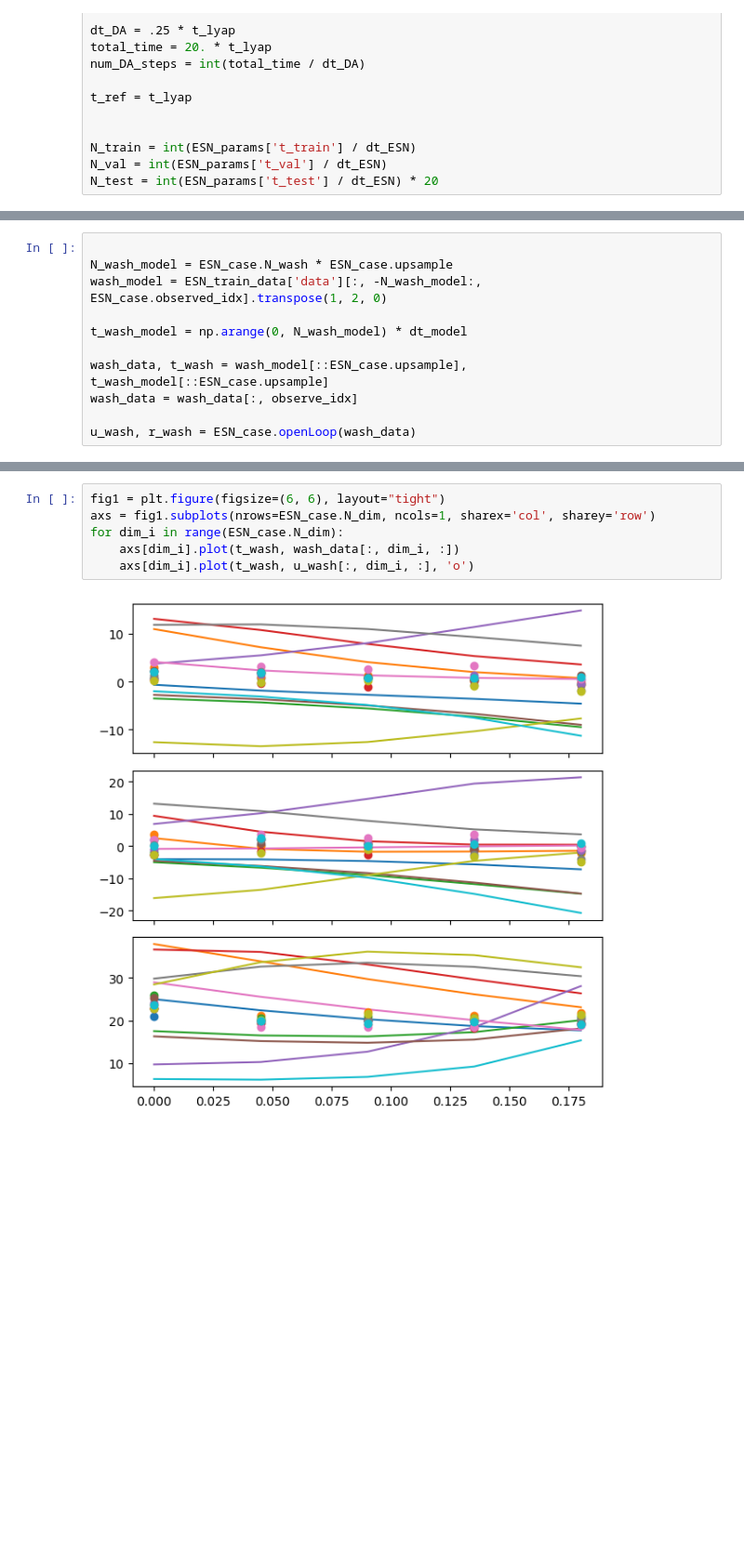
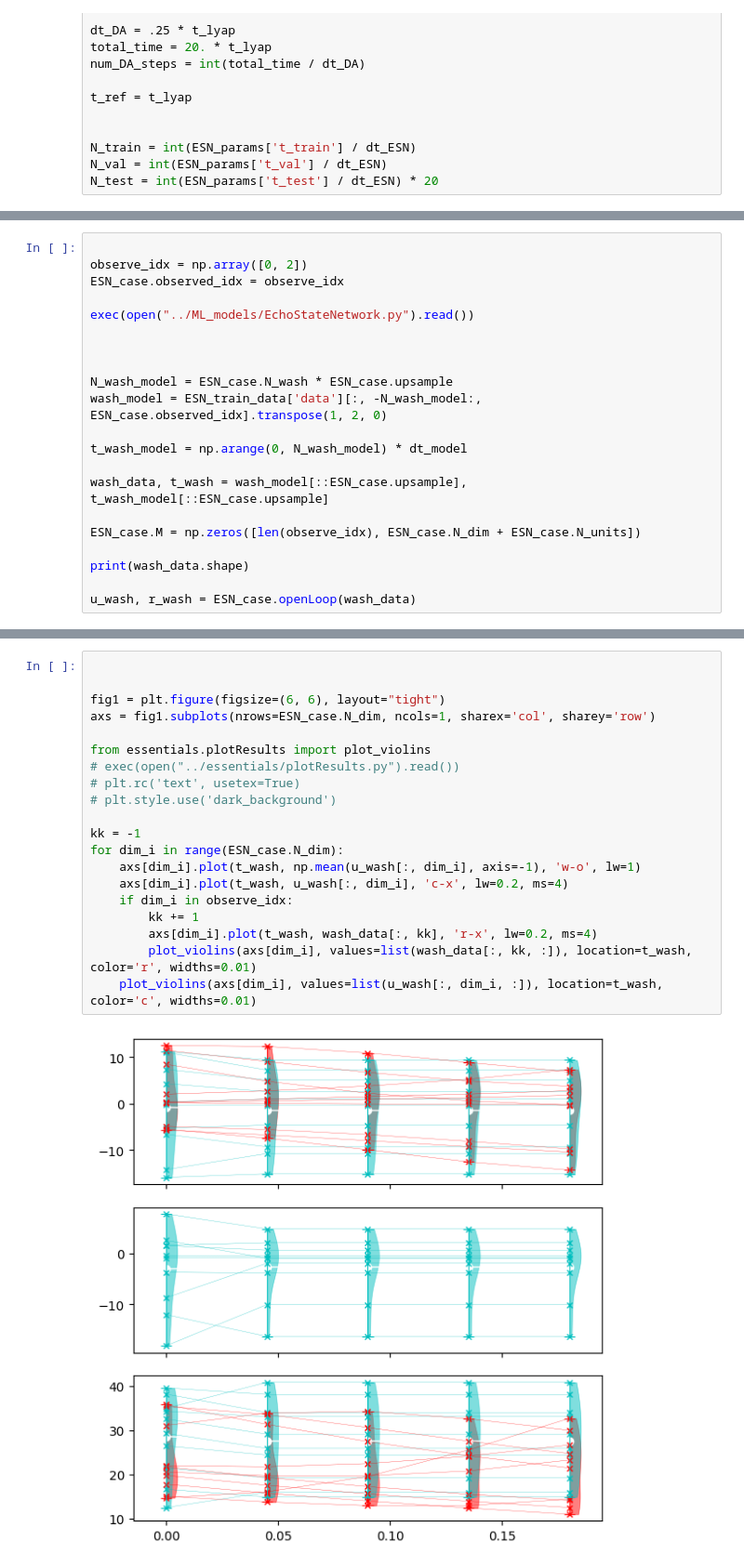
Before and after one commit to andreanovoa/real-time-bias-aware-DA, a Jupyter notebook: tutorials/ESN_bayesian_update.ipynb, the cells around one changed output, grey strips where cells are left out. Shown at 93% size. Drawn from its saved outputs; the diff is of its cells as text; blank space fills up the shorter version.

```diff
--- a/tutorials/ESN_bayesian_update.ipynb
+++ b/tutorials/ESN_bayesian_update.ipynb
@@ -87,6 +83,13 @@ Model dict_keys(['model']) not assigned
 8 10 (5, 3, 1) (3, 10)
 9 10 (5, 3, 1) (3, 10)
 # %%
+
+observe_idx = np.array([0, 2])
+ESN_case.observed_idx = observe_idx
+
+exec(open("../ML_models/EchoStateNetwork.py").read())
+
+
 
 N_wash_model = ESN_case.N_wash * ESN_case.upsample
 wash_model = ESN_train_data['data'][:, -N_wash_model:, ESN_case.observed_idx].transpose(1, 2, 0)
@@ -94,6 +97,9 @@ wash_model = ESN_train_data['data'][:, -N_wash_model:, ESN_case.observed_idx].tr
 t_wash_model = np.arange(0, N_wash_model) * dt_model
 
 wash_data, t_wash = wash_model[::ESN_case.upsample], t_wash_model[::ESN_case.upsample]
-wash_data = wash_data[:, observe_idx]
+
+ESN_case.M = np.zeros([len(observe_idx), ESN_case.N_dim + ESN_case.N_units])
+
+print(wash_data.shape)
 
 u_wash, r_wash = ESN_case.openLoop(wash_data)
@@ -100,8 +113,22 @@ u_wash, r_wash = ESN_case.openLoop(wash_data)
 # %%
+
+
 fig1 = plt.figure(figsize=(6, 6), layout="tight")
 axs = fig1.subplots(nrows=ESN_case.N_dim, ncols=1, sharex='col', sharey='row')
+
+from essentials.plotResults import plot_violins
+# exec(open("../essentials/plotResults.py").read())
+# plt.rc('text', usetex=True)
+# plt.style.use('dark_background')
+
+kk = -1
 for dim_i in range(ESN_case.N_dim):
-    axs[dim_i].plot(t_wash, wash_data[:, dim_i, :])
-    axs[dim_i].plot(t_wash, u_wash[:, dim_i, :], 'o')
+    axs[dim_i].plot(t_wash, np.mean(u_wash[:, dim_i], axis=-1), 'w-o', lw=1)
+    axs[dim_i].plot(t_wash, u_wash[:, dim_i], 'c-x', lw=0.2, ms=4)
+    if dim_i in observe_idx:
+        kk += 1
+        axs[dim_i].plot(t_wash, wash_data[:, kk], 'r-x', lw=0.2, ms=4)
+        plot_violins(axs[dim_i], values=list(wash_data[:, kk, :]), location=t_wash, color='r', widths=0.01)
+    plot_violins(axs[dim_i], values=list(u_wash[:, dim_i, :]), location=t_wash, color='c', widths=0.01)
 # %% [output]
-[figure, old version]
+[figure, new version]
```
Also changed, not shown: parts of 8 cells of this notebook, 3 other files.
